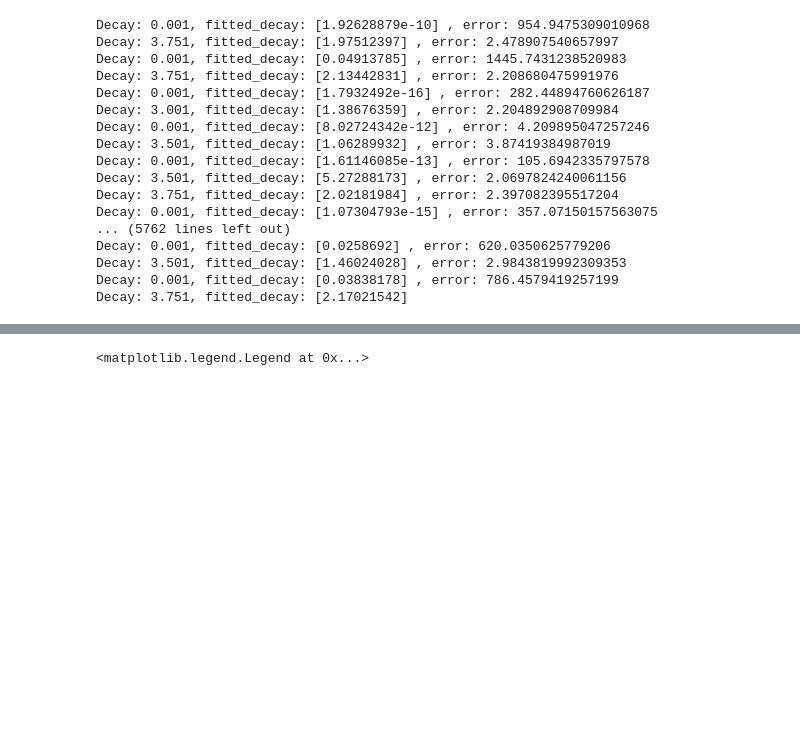
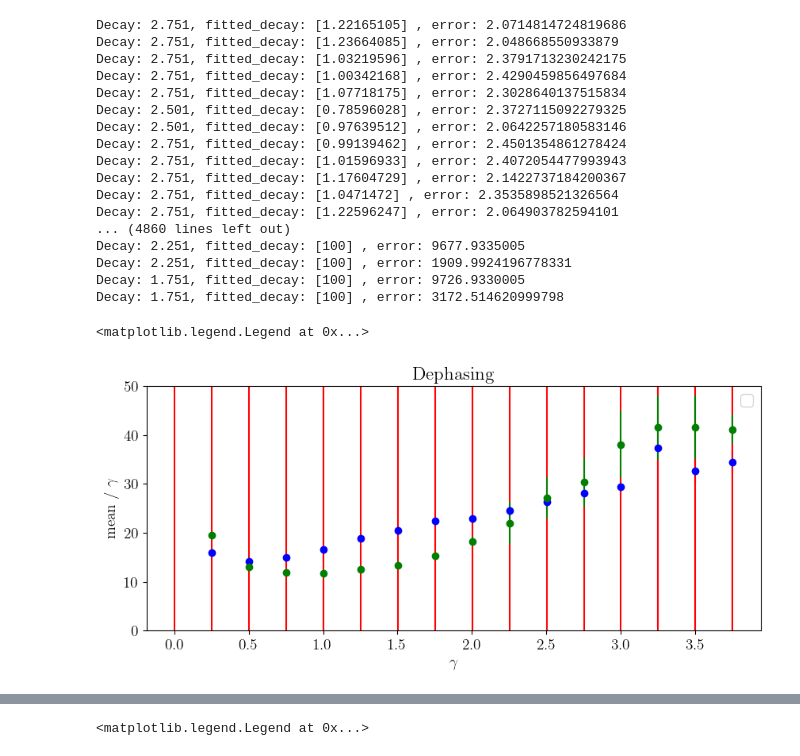
Before and after one commit to Davidkatom/Crosstalk, a Jupyter notebook: Comparisons/error_vs_decay.ipynb, the cells around one changed output, grey strips where cells are left out. Cells and saved outputs as stored; diff of their text form; code cells hidden in the pictures; blank space fills up the shorter version.

```diff
--- a/Comparisons/error_vs_decay.ipynb
+++ b/Comparisons/error_vs_decay.ipynb
@@ -184,7 +182,7 @@ for rep, rep_fits in enumerate(fitted_data):
         )
 
         for error in fisher_errors:
-            if error > 2:
+            if error > 2 and decay < 2.8 and decay > 0.1:
                 print(f"Decay: {decay}, fitted_decay: {Decay_fisher} , error: {error}")
         uniform_errors = estimator.percent_error(
             np.concatenate([W, [decay], J_list]),
@@ -199,23 +197,23 @@ for rep, rep_fits in enumerate(fitted_data):
     errors_local.append(rep_error_local)
     uniform_local.append(rep_error_uniform)
 # %% [output]
-Decay: 0.001, fitted_decay: [1.92628879e-10] , error: 954.9475309010968
-Decay: 3.751, fitted_decay: [1.97512397] , error: 2.478907540657997
-Decay: 0.001, fitted_decay: [0.04913785] , error: 1445.7431238520983
-Decay: 3.751, fitted_decay: [2.13442831] , error: 2.208680475991976
-Decay: 0.001, fitted_decay: [1.7932492e-16] , error: 282.44894760626187
-Decay: 3.001, fitted_decay: [1.38676359] , error: 2.204892908709984
-Decay: 0.001, fitted_decay: [8.02724342e-12] , error: 4.209895047257246
-Decay: 3.501, fitted_decay: [1.06289932] , error: 3.87419384987019
-Decay: 0.001, fitted_decay: [1.61146085e-13] , error: 105.6942335797578
-Decay: 3.501, fitted_decay: [5.27288173] , error: 2.0697824240061156
-Decay: 3.751, fitted_decay: [2.02181984] , error: 2.397082395517204
-Decay: 0.001, fitted_decay: [1.07304793e-15] , error: 357.07150157563075
-... (5762 lines left out)
-Decay: 0.001, fitted_decay: [0.0258692] , error: 620.0350625779206
-Decay: 3.501, fitted_decay: [1.46024028] , error: 2.9843819992309353
-Decay: 0.001, fitted_decay: [0.03838178] , error: 786.4579419257199
-Decay: 3.751, fitted_decay: [2.17021542]
+Decay: 2.751, fitted_decay: [1.22165105] , error: 2.0714814724819686
+Decay: 2.751, fitted_decay: [1.23664085] , error: 2.048668550933879
+Decay: 2.751, fitted_decay: [1.03219596] , error: 2.3791713230242175
+Decay: 2.751, fitted_decay: [1.00342168] , error: 2.4290459856497684
+Decay: 2.751, fitted_decay: [1.07718175] , error: 2.3028640137515834
+Decay: 2.501, fitted_decay: [0.78596028] , error: 2.3727115092279325
+Decay: 2.501, fitted_decay: [0.97639512] , error: 2.0642257180583146
+Decay: 2.751, fitted_decay: [0.99139462] , error: 2.4501354861278424
+Decay: 2.751, fitted_decay: [1.01596933] , error: 2.4072054477993943
+Decay: 2.751, fitted_decay: [1.17604729] , error: 2.1422737184200367
+Decay: 2.751, fitted_decay: [1.0471472] , error: 2.3535898521326564
+Decay: 2.751, fitted_decay: [1.22596247] , error: 2.064903782594101
+... (4860 lines left out)
+Decay: 2.251, fitted_decay: [100] , error: 9677.9335005
+Decay: 2.251, fitted_decay: [100] , error: 1909.9924196778331
+Decay: 1.751, fitted_decay: [100] , error: 9726.9330005
+Decay: 1.751, fitted_decay: [100] , error: 3172.514620999798
 # %%
 k = 33
 
@@ -244,6 +245,43 @@ errors_local_median_w, errors_local_std_w = estimator.mean_of_medians(errors_loc
 errors_uniform_median_w, errors_uniform_std_w = estimator.mean_of_medians(errors_uniform_reshaped_w, k)
 
 # errors_uniform_median_G, errors_uniform_std_G = estimator.mean_of_medians(errors_fisher_reshaped_G, k)
+# %%
+import matplotlib.pyplot as plt
+
+plt.figure(figsize=(10, 4))  # Adjust the figure size to make the plot longer
+plt.rcParams['text.usetex'] = True
+font = {'family': 'normal',
+        'weight': 'bold',
+        'size': 14}
+
+plt.rc('font', **font)
+
+plt.errorbar(Decay, 100 * np.array(errors_uniform_median_a), yerr=100 * np.array(errors_uniform_std_a),
+             fmt='o', color='blue')
+plt.errorbar(Decay, 100 * np.array(errors_fisher_median_a), yerr=100 * np.array(errors_fisher_std_a),
+             fmt='o', color='red')
+plt.errorbar(Decay, 100 * np.array(errors_local_median_a), yerr=100 * np.array(errors_local_std_a), fmt='o',
+             color='green')
+
+
+
+
+
+
+plt.title("Dephasing")
+# plt.title(f'Shots={Decay} ')
+plt.xlabel('$\gamma$')
+plt.ylabel('mean / $\gamma$')
+plt.grid()
+# plt.yscale('log')
+# plt.xscale('log')
+# plt.xlim([0, 2])
+plt.ylim([0, 50])
+plt.grid()
+plt.legend()
+# %% [output]
+<matplotlib.legend.Legend at 0x...>
+[figure, added]
 # %%
 import matplotlib.pyplot as plt
 
```
Also changed, not shown: parts of 10 cells of this notebook, 2 other files.
